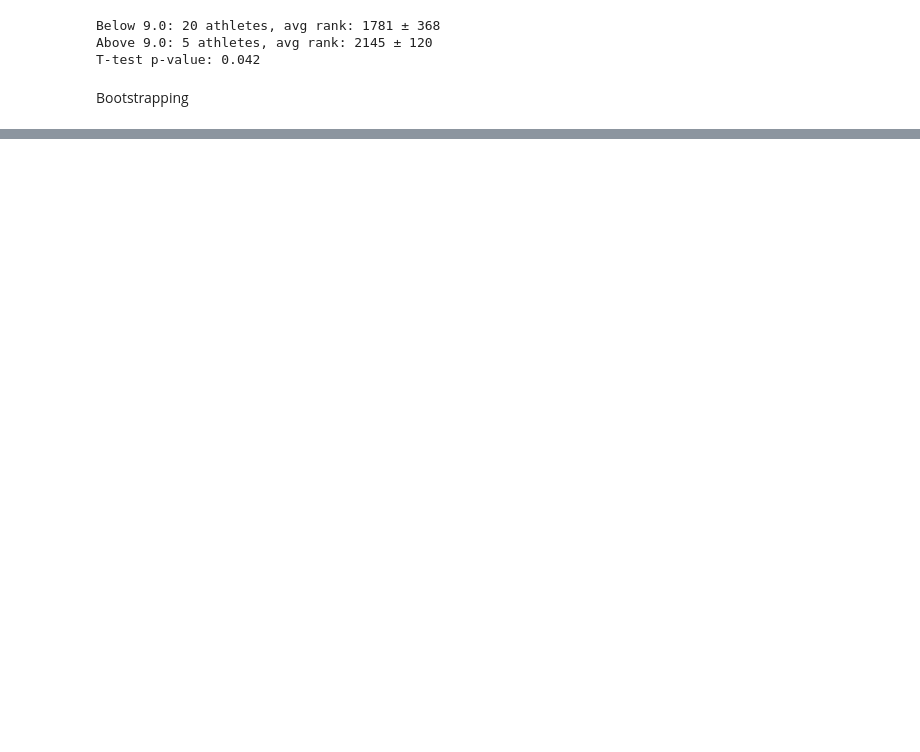
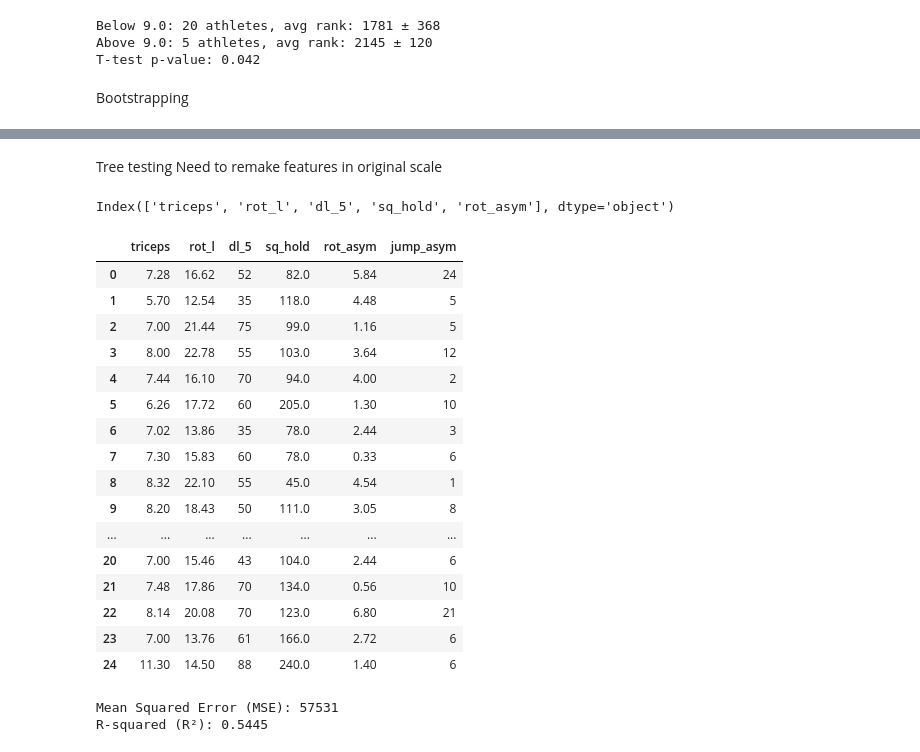
Before and after one commit to CarlRaask/Portfolio, a Jupyter notebook: Table_tennis_physical_tests_regressions.ipynb, the cells around one changed output, grey strips where cells are left out. Cells and saved outputs as stored; diff of their text form; code cells hidden in the pictures; blank space fills up the shorter version.

```diff
--- a/Table_tennis_physical_tests_regressions.ipynb
+++ b/Table_tennis_physical_tests_regressions.ipynb
@@ -791,0 +799,58 @@ True R² range: [0.322411   0.86876735]
+# %% [markdown]
+Tree testing
+Need to remake features in original scale
+# %%
+select_asym_cols
+# %% [output]
+Index(['triceps', 'rot_l', 'dl_5', 'sq_hold', 'rot_asym'], dtype='object')
+# %%
+Orig_feat_base_and_asym=df[['triceps','rot_l', 'dl_5', 'sq_hold']].copy()
+Orig_feat_base_and_asym["rot_asym"] = (df['rot_r'] - df['rot_l']).abs()
+Orig_feat_base_and_asym["jump_asym"] = (df['s_j_r'] - df['s_j_l']).abs()
+
+Orig_feat_base_and_asym
+# %% [output]
+|  | triceps | rot_l | dl_5 | sq_hold | rot_asym | jump_asym |
+| 0 | 7.28 | 16.62 | 52 | 82.0 | 5.84 | 24 |
+| 1 | 5.70 | 12.54 | 35 | 118.0 | 4.48 | 5 |
+| 2 | 7.00 | 21.44 | 75 | 99.0 | 1.16 | 5 |
+| 3 | 8.00 | 22.78 | 55 | 103.0 | 3.64 | 12 |
+| 4 | 7.44 | 16.10 | 70 | 94.0 | 4.00 | 2 |
+| 5 | 6.26 | 17.72 | 60 | 205.0 | 1.30 | 10 |
+| 6 | 7.02 | 13.86 | 35 | 78.0 | 2.44 | 3 |
+| 7 | 7.30 | 15.83 | 60 | 78.0 | 0.33 | 6 |
+| 8 | 8.32 | 22.10 | 55 | 45.0 | 4.54 | 1 |
+| 9 | 8.20 | 18.43 | 50 | 111.0 | 3.05 | 8 |
+| ... | ... | ... | ... | ... | ... | ... |
+| 20 | 7.00 | 15.46 | 43 | 104.0 | 2.44 | 6 |
+| 21 | 7.48 | 17.86 | 70 | 134.0 | 0.56 | 10 |
+| 22 | 8.14 | 20.08 | 70 | 123.0 | 6.80 | 21 |
+| 23 | 7.00 | 13.76 | 61 | 166.0 | 2.72 | 6 |
+| 24 | 11.30 | 14.50 | 88 | 240.0 | 1.40 | 6 |
+# %%
+from sklearn.tree import DecisionTreeRegressor
+
+table_tennis_tree=DecisionTreeRegressor(criterion='squared_error',
+                                splitter='best',
+                                max_depth=2,
+                                min_samples_split=2,
+                                min_samples_leaf=1,
+                                min_weight_fraction_leaf=0.0,
+                                max_features=None,
+                                random_state=42, #Reproducable results
+                                max_leaf_nodes=None,
+                                min_impurity_decrease=0.0,
+                                ccp_alpha=0.0,
+                                monotonic_cst=None)
+
+table_tennis_tree.fit(Orig_feat_base_and_asym, Y_feat_select_asym)
+tree_preds=table_tennis_tree.predict(Orig_feat_base_and_asym)
+
+mse_tree = mean_squared_error(Y_feat_select_asym, tree_preds)
+r2_tree = r2_score(Y_feat_select_asym, tree_preds)
+
+print("\nMean Squared Error (MSE):",int(mse_tree))
+print("R-squared (R²):", np.round(r2_tree,4))
+# %% [output]
+Mean Squared Error (MSE): 57531
+R-squared (R²): 0.5445
```
Also changed, not shown: parts of 13 cells of this notebook, 1 other file.
